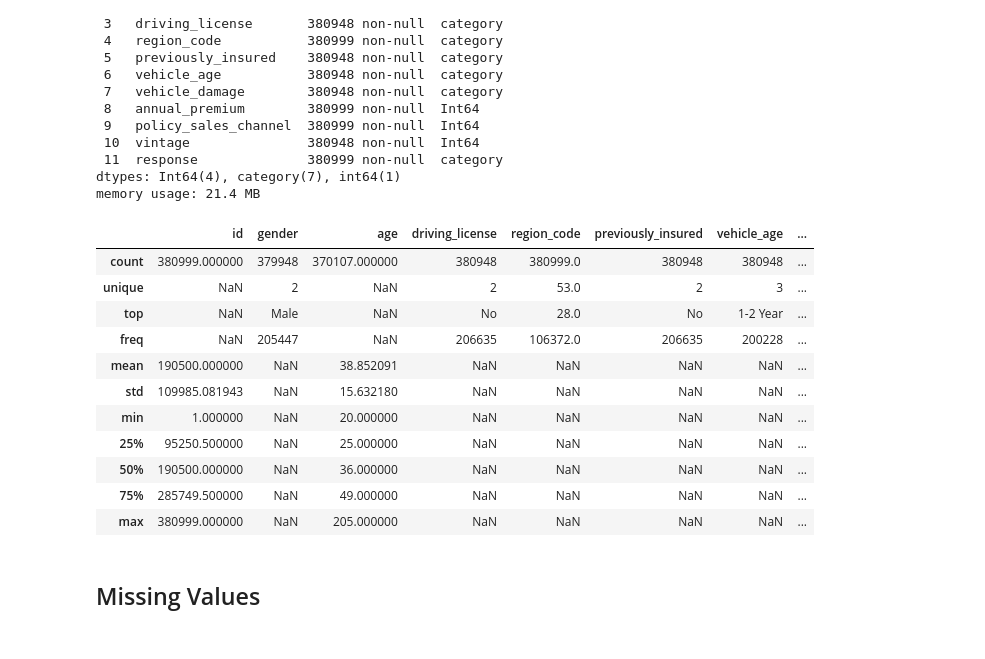
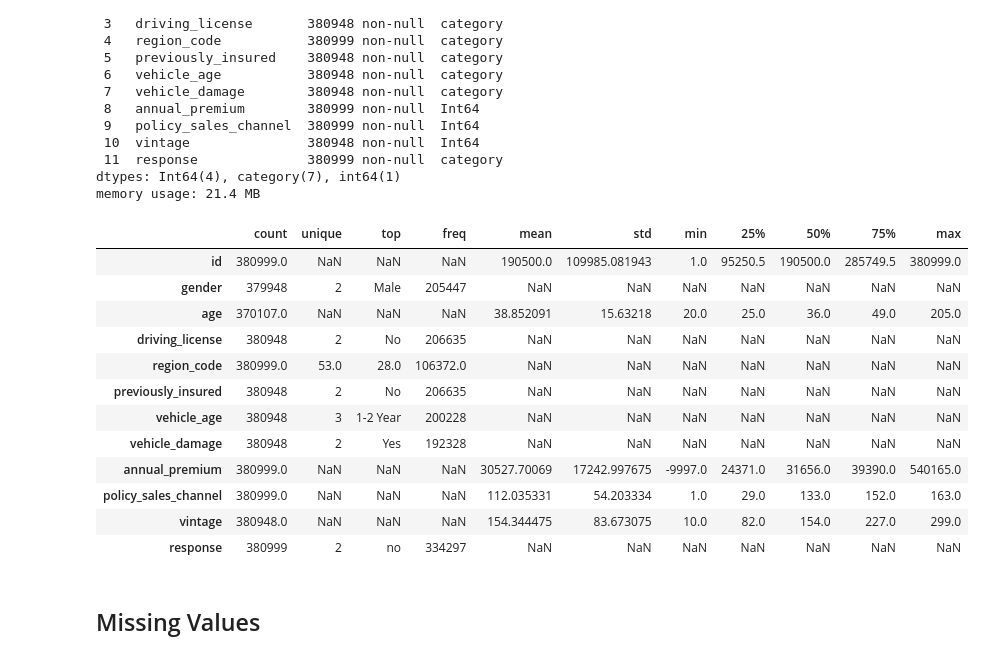
Before and after one commit to tlex-web/data_analysis_crisp_dm, a Jupyter notebook: data_preparation.ipynb, the cells around one changed output. Drawn from its saved outputs; the diff is of its cells as text; code cells hidden in the pictures.

```diff
--- a/data_preparation.ipynb
+++ b/data_preparation.ipynb
@@ -29,20 +31,21 @@ Data columns (total 12 columns):
 dtypes: Int64(4), category(7), int64(1)
 memory usage: 21.4 MB
 # %%
-df.describe(include='all')
+df.describe(include='all').transpose()
 # %% [output]
-|  | id | gender | age | driving_license | region_code | previously_insured | vehicle_age | ... |
-| count | 380999.000000 | 379948 | 370107.000000 | 380948 | 380999.0 | 380948 | 380948 | ... |
-| unique | NaN | 2 | NaN | 2 | 53.0 | 2 | 3 | ... |
-| top | NaN | Male | NaN | No | 28.0 | No | 1-2 Year | ... |
-| freq | NaN | 205447 | NaN | 206635 | 106372.0 | 206635 | 200228 | ... |
-| mean | 190500.000000 | NaN | 38.852091 | NaN | NaN | NaN | NaN | ... |
-| std | 109985.081943 | NaN | 15.632180 | NaN | NaN | NaN | NaN | ... |
-| min | 1.000000 | NaN | 20.000000 | NaN | NaN | NaN | NaN | ... |
-| 25% | 95250.500000 | NaN | 25.000000 | NaN | NaN | NaN | NaN | ... |
-| 50% | 190500.000000 | NaN | 36.000000 | NaN | NaN | NaN | NaN | ... |
-| 75% | 285749.500000 | NaN | 49.000000 | NaN | NaN | NaN | NaN | ... |
-| max | 380999.000000 | NaN | 205.000000 | NaN | NaN | NaN | NaN | ... |
+|  | count | unique | top | freq | mean | std | min | 25% | 50% | 75% | max |
+| id | 380999.0 | NaN | NaN | NaN | 190500.0 | 109985.081943 | 1.0 | 95250.5 | 190500.0 | 285749.5 | 380999.0 |
+| gender | 379948 | 2 | Male | 205447 | NaN | NaN | NaN | NaN | NaN | NaN | NaN |
+| age | 370107.0 | NaN | NaN | NaN | 38.852091 | 15.63218 | 20.0 | 25.0 | 36.0 | 49.0 | 205.0 |
+| driving_license | 380948 | 2 | No | 206635 | NaN | NaN | NaN | NaN | NaN | NaN | NaN |
+| region_code | 380999.0 | 53.0 | 28.0 | 106372.0 | NaN | NaN | NaN | NaN | NaN | NaN | NaN |
+| previously_insured | 380948 | 2 | No | 206635 | NaN | NaN | NaN | NaN | NaN | NaN | NaN |
+| vehicle_age | 380948 | 3 | 1-2 Year | 200228 | NaN | NaN | NaN | NaN | NaN | NaN | NaN |
+| vehicle_damage | 380948 | 2 | Yes | 192328 | NaN | NaN | NaN | NaN | NaN | NaN | NaN |
+| annual_premium | 380999.0 | NaN | NaN | NaN | 30527.70069 | 17242.997675 | -9997.0 | 24371.0 | 31656.0 | 39390.0 | 540165.0 |
+| policy_sales_channel | 380999.0 | NaN | NaN | NaN | 112.035331 | 54.203334 | 1.0 | 29.0 | 133.0 | 152.0 | 163.0 |
+| vintage | 380948.0 | NaN | NaN | NaN | 154.344475 | 83.673075 | 10.0 | 82.0 | 154.0 | 227.0 | 299.0 |
+| response | 380999 | 2 | no | 334297 | NaN | NaN | NaN | NaN | NaN | NaN | NaN |
 # %% [markdown]
 ## Missing Values
 # %% [markdown]
```
Also changed, not shown: parts of 22 cells of this notebook.
